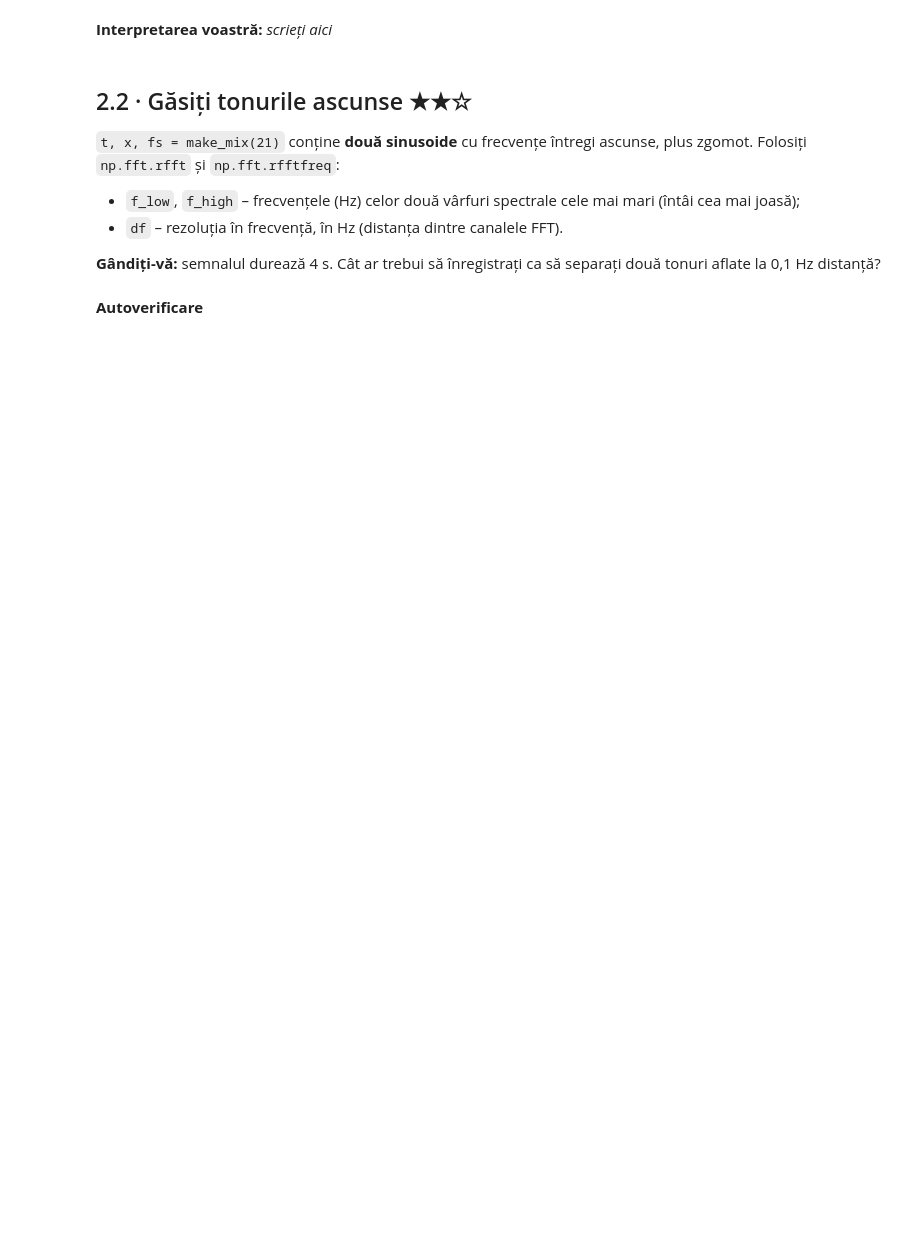
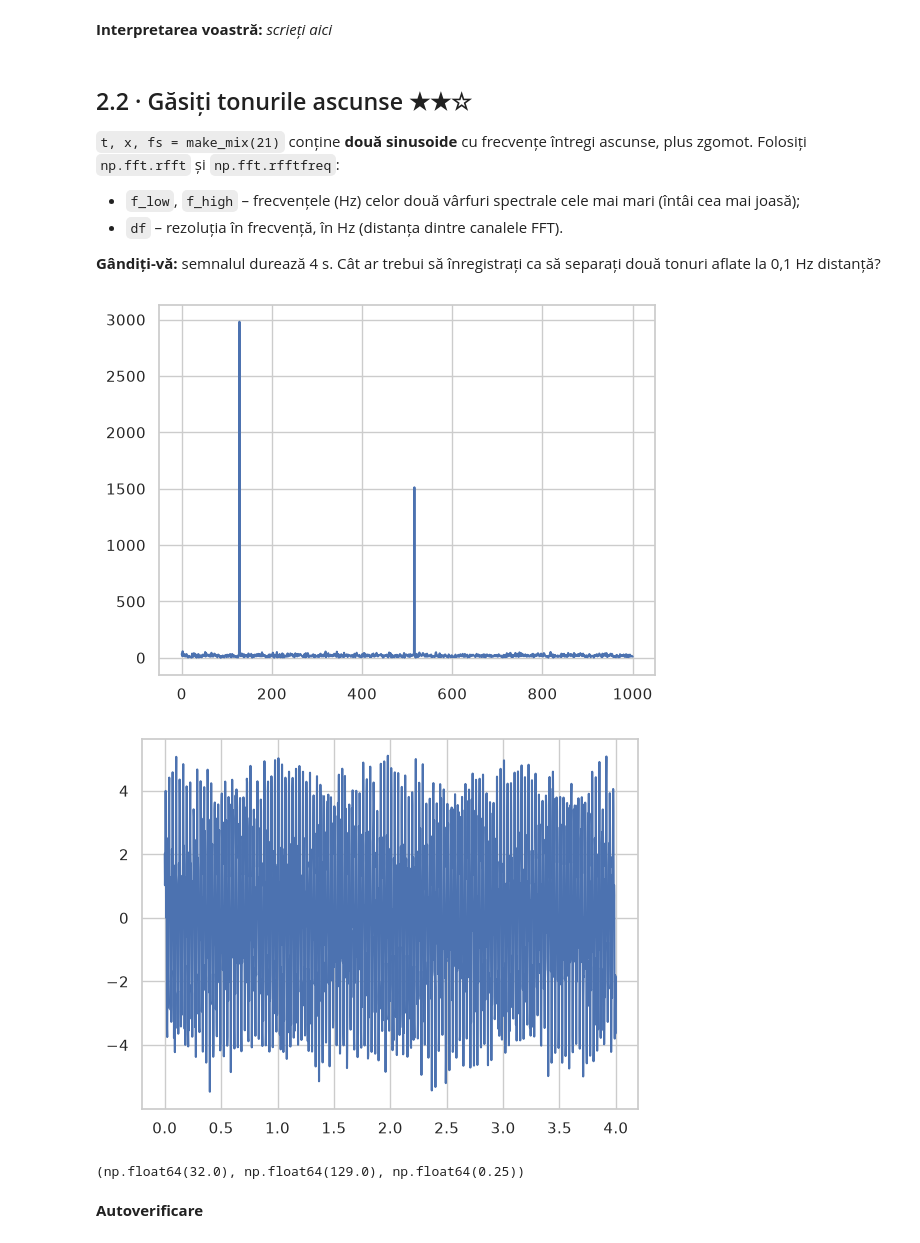
Before and after one commit to ionutzzzzz/ML-Algorithms, a Jupyter notebook: weeks/week 5/Lab5_Domniteanu_Ioan.ipynb, the cells around one changed output. Cells and saved outputs as stored; diff of their text form; code cells hidden in the pictures; blank space fills up the shorter version.

```diff
--- a/weeks/week 5/Lab5_Domniteanu_Ioan.ipynb
+++ b/weeks/week 5/Lab5_Domniteanu_Ioan.ipynb
@@ -336,8 +424,27 @@ check_value("kurt_noise", kurt_noise, "e6743df8", "zgomot gaussian")
 # %%
 t, x, fs = make_mix(21)
-spec = np.abs(np.fft.rfft(x)); freq = np.fft.rfftfreq(len(x), 1 / fs)
-f_low, f_high = ...
-df = ...
+spec = np.abs(np.fft.rfft(x));
+freq = np.fft.rfftfreq(len(x), 1 / fs)
+peaks = find_peaks(spec, height=500)[0]
+top_indices = peaks[np.argsort(spec[peaks])[-2:]]
+top_freqs = sorted(freq[top_indices])
+
+f_low = top_freqs[0]
+f_high = top_freqs[1]
+df = freq[1] - freq[0]
+# %%
+plt.plot(range(len(spec)), spec)
+plt.show()
+
+plt.plot(t, x)
+plt.show()
+# %% [output]
+[figure, added]
+[figure, added]
+# %%
+f_low, f_high, df
+# %% [output]
+(np.float64(32.0), np.float64(129.0), np.float64(0.25))
 # %% [markdown]
 **Autoverificare**
 # %%
```
Also changed, not shown: parts of 117 cells of this notebook.
